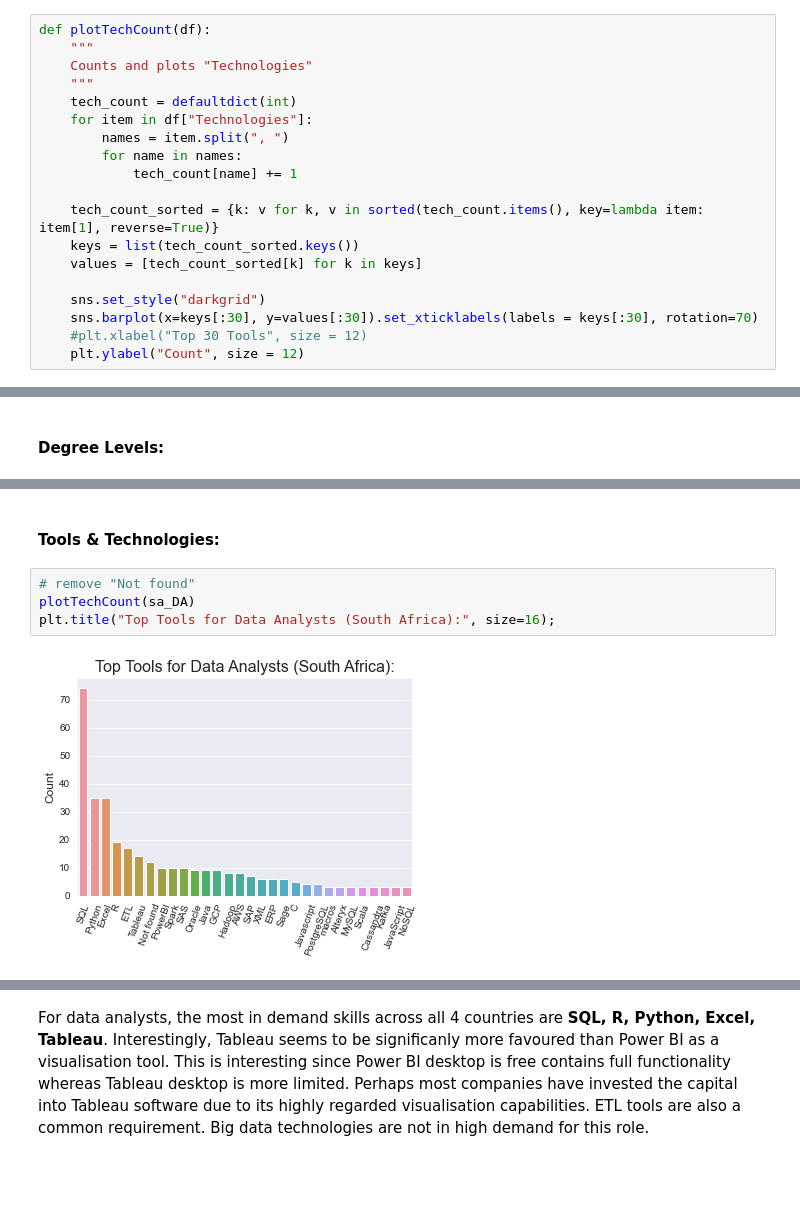
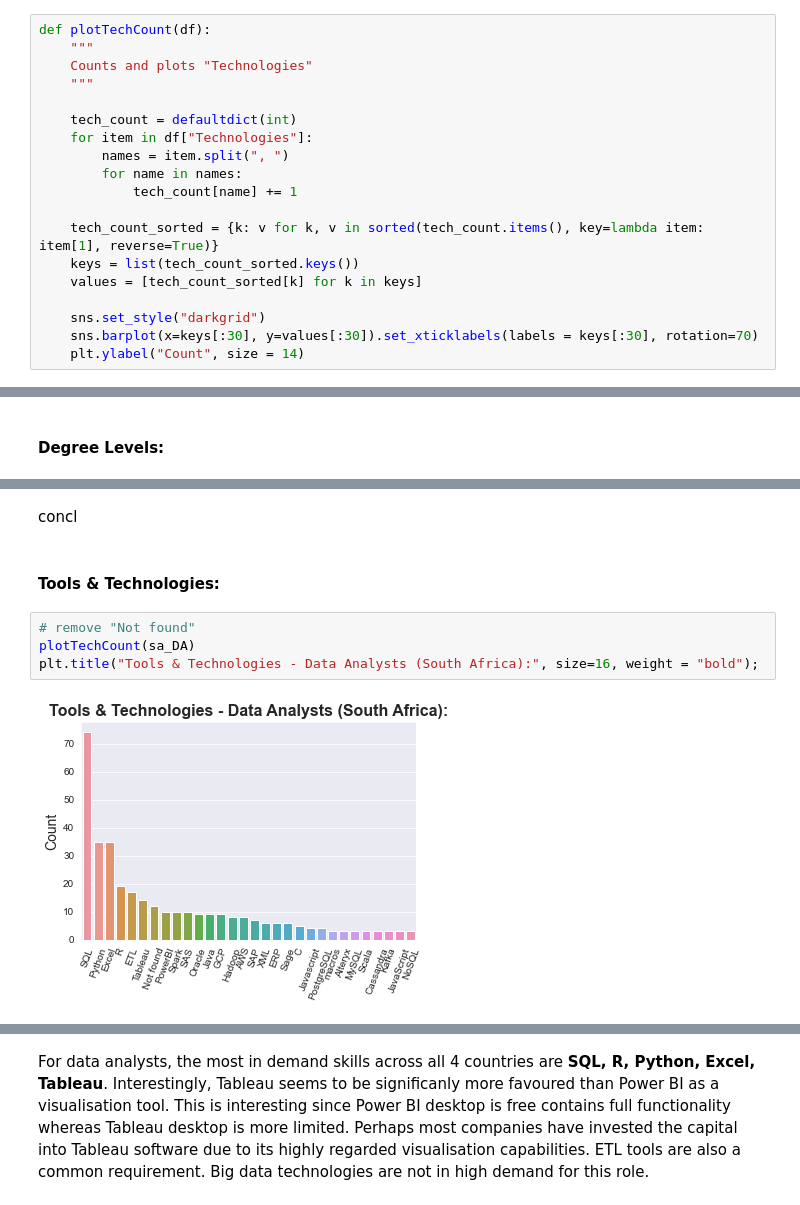
Before and after one commit to 10David15/Data-Science-Job-Analysis, a Jupyter notebook: Job & Country Analysis.ipynb, the cells around one changed output, grey strips where cells are left out. Cells and saved outputs as stored; diff of their text form; blank space fills up the shorter version.

```diff
--- a/Job & Country Analysis.ipynb
+++ b/Job & Country Analysis.ipynb
@@ -175,6 +175,7 @@ def plotTechCount(df):
     """
     Counts and plots "Technologies"
     """
+
     tech_count = defaultdict(int)
     for item in df["Technologies"]:
         names = item.split(", ")
@@ -187,8 +188,7 @@ def plotTechCount(df):
 
     sns.set_style("darkgrid")
     sns.barplot(x=keys[:30], y=values[:30]).set_xticklabels(labels = keys[:30], rotation=70)
-    #plt.xlabel("Top 30 Tools", size = 12)
-    plt.ylabel("Count", size = 12)
+    plt.ylabel("Count", size = 14)
 # %%
 def plotDegreeType(df):
     """
@@ -266,10 +318,12 @@ plotDegreeLevel(sa_DA)
+# %% [markdown]
+concl
 # %% [markdown]
 #### Tools & Technologies:
 # %%
 # remove "Not found"
 plotTechCount(sa_DA)
-plt.title("Top Tools for Data Analysts (South Africa):", size=16);
+plt.title("Tools & Technologies - Data Analysts (South Africa):", size=16, weight = "bold");
 # %% [output]
-[figure, old version]
+[figure, new version]
 # %%
 plotTechCount(us_DA)
```
Also changed, not shown: parts of 39 cells of this notebook.
